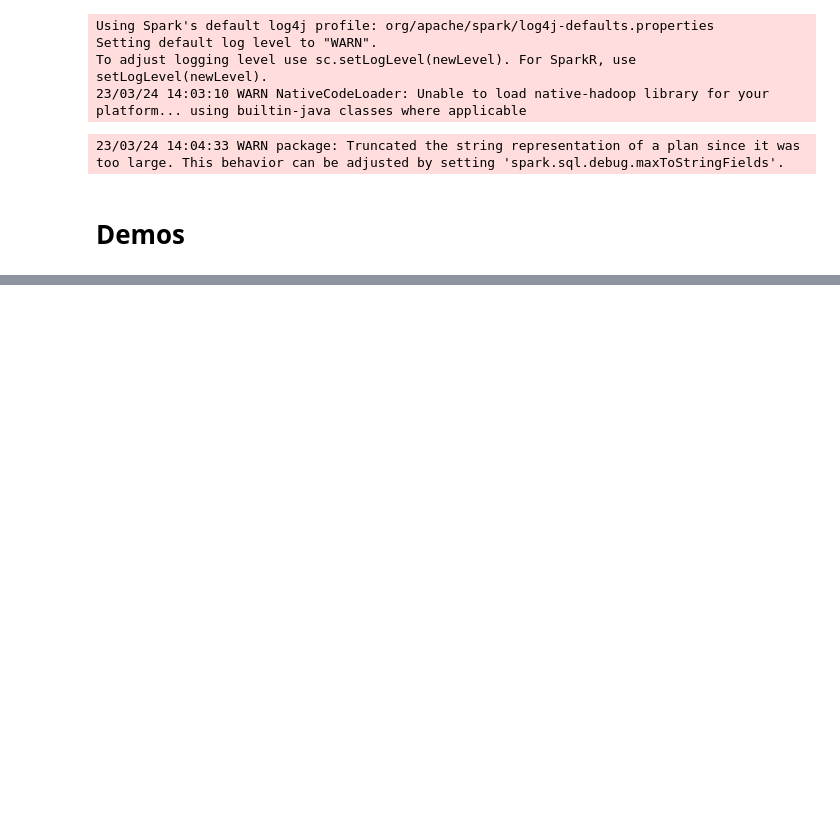
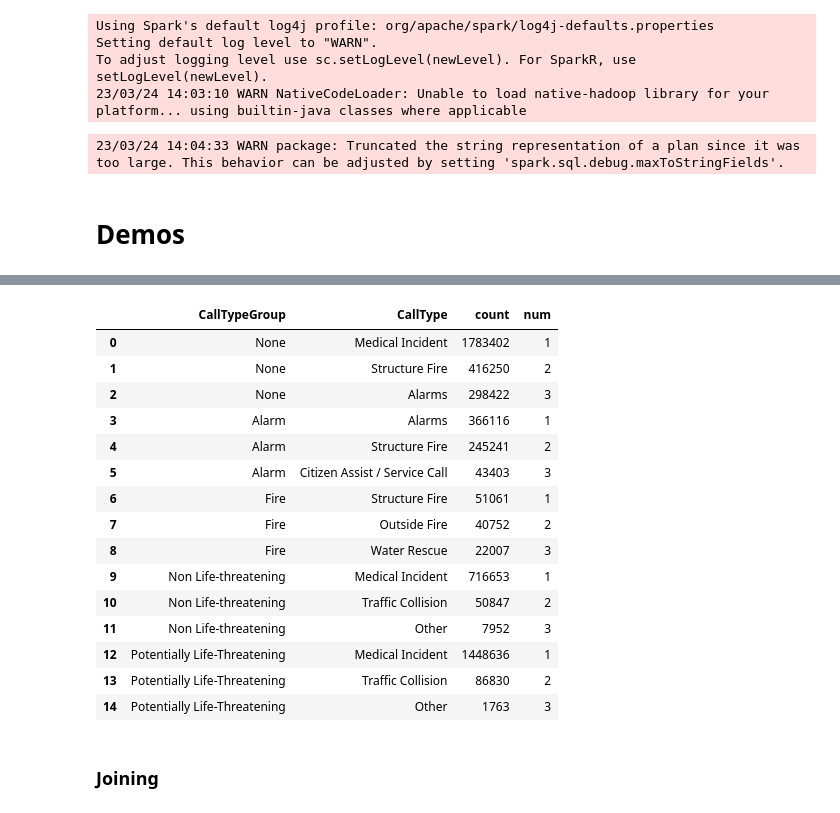
Before and after one commit to cs544-wisc/s23, a Jupyter notebook: lec/23-spark/nb/demo.ipynb, the cells around one changed output, grey strips where cells are left out. Saved outputs shown, nothing was run; the diff lists cells and outputs as text; code cells hidden in the pictures; blank space fills up the shorter version.

```diff
--- a/lec/23-spark/nb/demo.ipynb
+++ b/lec/23-spark/nb/demo.ipynb
@@ -37,0 +86,30 @@ df.createOrReplaceTempView("calls")
+# %%
+spark.sql("""
+SELECT CallTypeGroup, CallType, count,
+       row_number() OVER (PARTITION BY CallTypeGroup ORDER BY count DESC) AS num
+FROM
+(
+    SELECT CallTypeGroup, CallType, COUNT(*) as count
+    FROM calls
+    GROUP BY CallTypeGroup, CallType
+)
+""").where("num <= 3").toPandas()
+# %% [output]
+|  | CallTypeGroup | CallType | count | num |
+| 0 | None | Medical Incident | 1783402 | 1 |
+| 1 | None | Structure Fire | 416250 | 2 |
+| 2 | None | Alarms | 298422 | 3 |
+| 3 | Alarm | Alarms | 366116 | 1 |
+| 4 | Alarm | Structure Fire | 245241 | 2 |
+| 5 | Alarm | Citizen Assist / Service Call | 43403 | 3 |
+| 6 | Fire | Structure Fire | 51061 | 1 |
+| 7 | Fire | Outside Fire | 40752 | 2 |
+| 8 | Fire | Water Rescue | 22007 | 3 |
+| 9 | Non Life-threatening | Medical Incident | 716653 | 1 |
+| 10 | Non Life-threatening | Traffic Collision | 50847 | 2 |
+| 11 | Non Life-threatening | Other | 7952 | 3 |
+| 12 | Potentially Life-Threatening | Medical Incident | 1448636 | 1 |
+| 13 | Potentially Life-Threatening | Traffic Collision | 86830 | 2 |
+| 14 | Potentially Life-Threatening | Other | 1763 | 3 |
+# %% [markdown]
+### Joining
```
Also changed, not shown: parts of 23 cells of this notebook.
